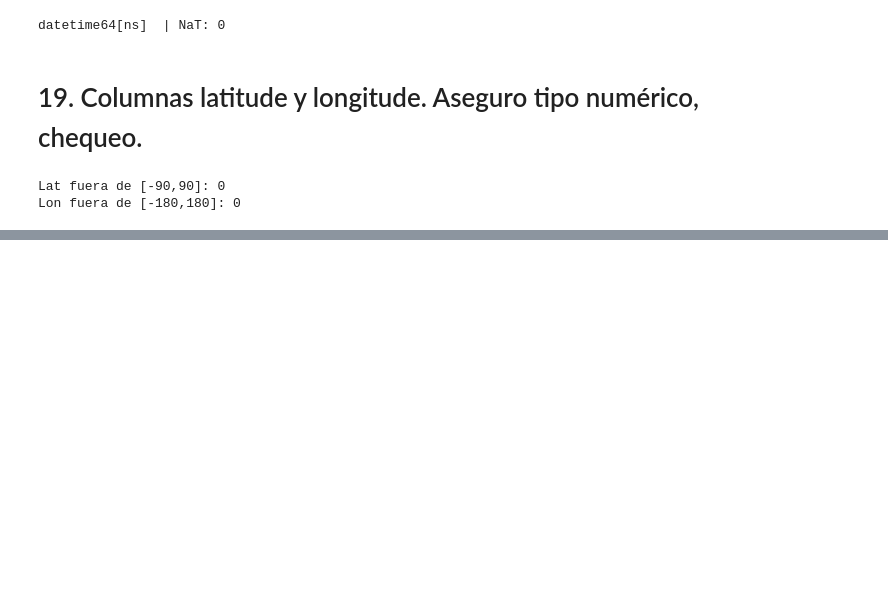
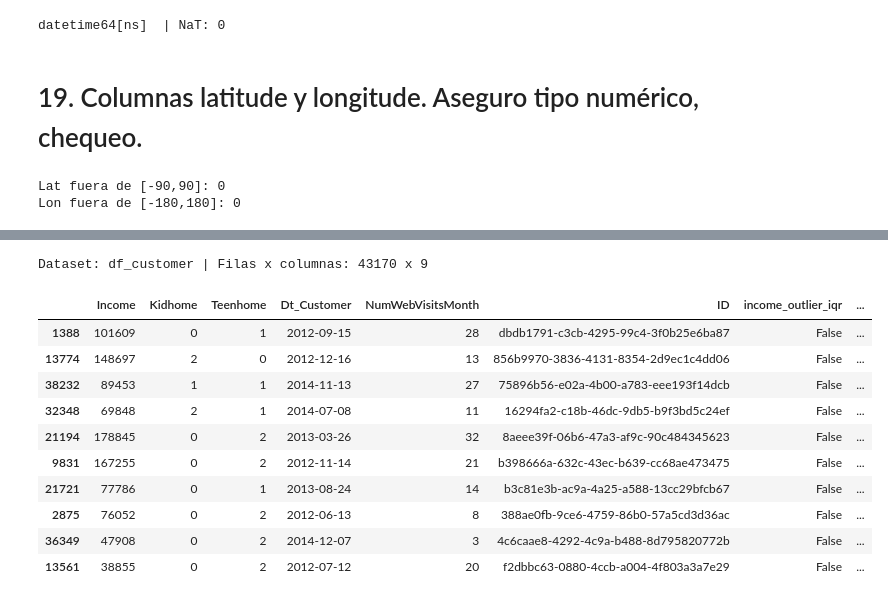
Before and after one commit to PatriciaMerinero/PROYECTO_EDA_PYTHON, a Jupyter notebook: Notebook/01-analisis_preliminar.ipynb, the cells around one changed output, grey strips where cells are left out. Drawn from its saved outputs; the diff is of its cells as text; code cells hidden in the pictures; blank space fills up the shorter version.

```diff
--- a/Notebook/01-analisis_preliminar.ipynb
+++ b/Notebook/01-analisis_preliminar.ipynb
@@ -1155,0 +1178,21 @@ df_bank.sample(40)
+# %%
+# Visualizo
+pd.set_option("display.max_columns", None)
+pd.set_option("display.width", None)
+
+
+print(f"Dataset: df_customer | Filas x columnas: {df_customer.shape[0]} x {df_customer.shape[1]}")
+display(df_customer.sample(10, random_state=42))
+# %% [output]
+Dataset: df_customer | Filas x columnas: 43170 x 9
+|  | Income | Kidhome | Teenhome | Dt_Customer | NumWebVisitsMonth | ID | income_outlier_iqr | ... |
+| 1388 | 101609 | 0 | 1 | 2012-09-15 | 28 | dbdb1791-c3cb-4295-99c4-3f0b25e6ba87 | False | ... |
+| 13774 | 148697 | 2 | 0 | 2012-12-16 | 13 | 856b9970-3836-4131-8354-2d9ec1c4dd06 | False | ... |
+| 38232 | 89453 | 1 | 1 | 2014-11-13 | 27 | 75896b56-e02a-4b00-a783-eee193f14dcb | False | ... |
+| 32348 | 69848 | 2 | 1 | 2014-07-08 | 11 | 16294fa2-c18b-46dc-9db5-b9f3bd5c24ef | False | ... |
+| 21194 | 178845 | 0 | 2 | 2013-03-26 | 32 | 8aeee39f-06b6-47a3-af9c-90c484345623 | False | ... |
+| 9831 | 167255 | 0 | 2 | 2012-11-14 | 21 | b398666a-632c-43ec-b639-cc68ae473475 | False | ... |
+| 21721 | 77786 | 0 | 1 | 2013-08-24 | 14 | b3c81e3b-ac9a-4a25-a588-13cc29bfcb67 | False | ... |
+| 2875 | 76052 | 0 | 2 | 2012-06-13 | 8 | 388ae0fb-9ce6-4759-86b0-57a5cd3d36ac | False | ... |
+| 36349 | 47908 | 0 | 2 | 2014-12-07 | 3 | 4c6caae8-4292-4c9a-b488-8d795820772b | False | ... |
+| 13561 | 38855 | 0 | 2 | 2012-07-12 | 20 | f2dbbc63-0880-4ccb-a004-4f803a3a7e29 | False | ... |
```
Also changed, not shown: parts of 22 cells of this notebook.
